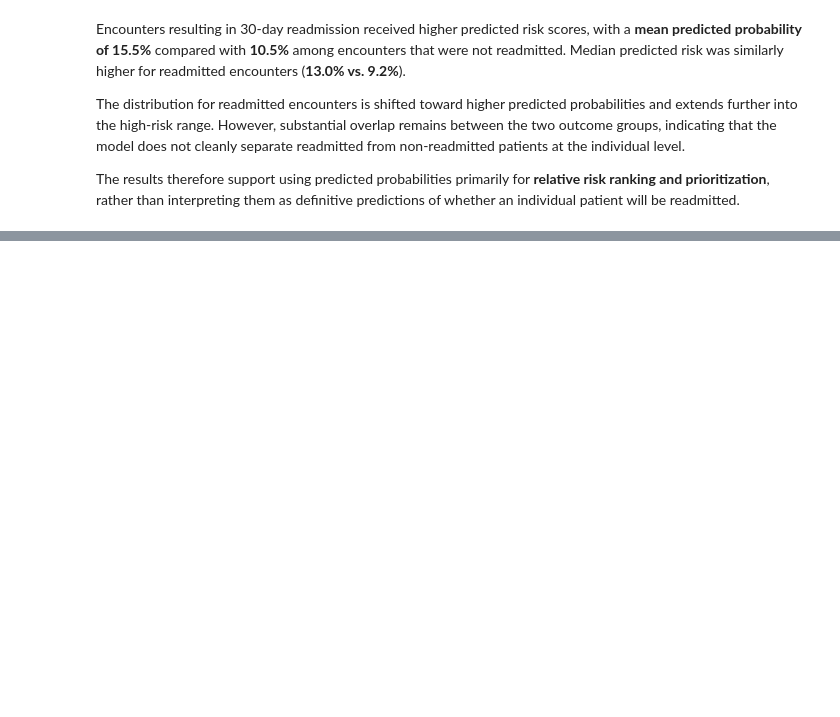
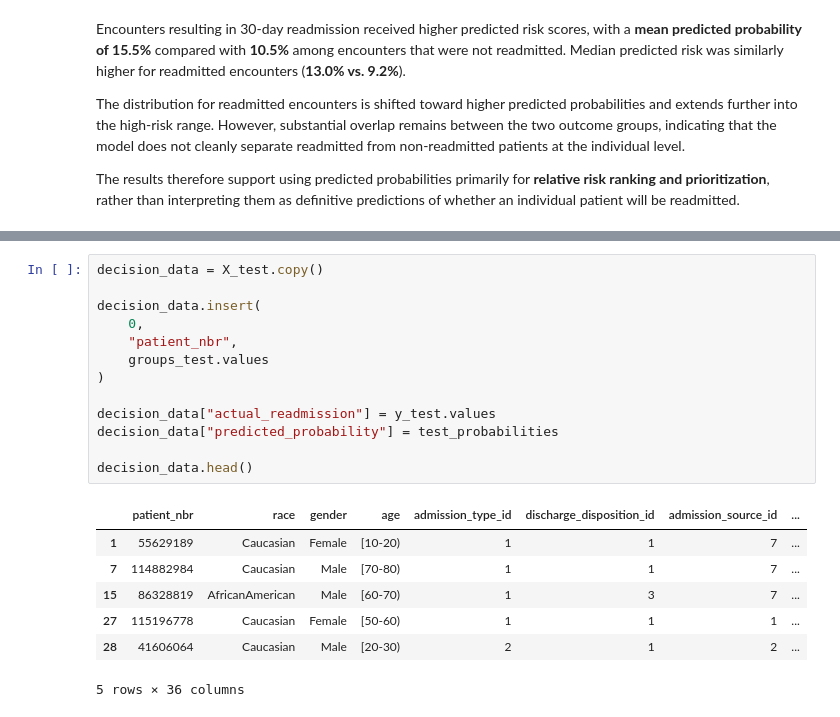
Before and after one commit to byegond-beep/hospital-readmission-resource-allocation-analytics, a Jupyter notebook: notebooks/06_model _evaluation.ipynb, the cells around one changed output, grey strips where cells are left out. Drawn from its saved outputs; the diff is of its cells as text; blank space fills up the shorter version.

```diff
--- a/notebooks/06_model _evaluation.ipynb
+++ b/notebooks/06_model _evaluation.ipynb
@@ -580,0 +836,21 @@ The results therefore support using predicted probabilities primarily for **rela
+# %%
+decision_data = X_test.copy()
+
+decision_data.insert(
+    0,
+    "patient_nbr",
+    groups_test.values
+)
+
+decision_data["actual_readmission"] = y_test.values
+decision_data["predicted_probability"] = test_probabilities
+
+decision_data.head()
+# %% [output]
+|  | patient_nbr | race | gender | age | admission_type_id | discharge_disposition_id | admission_source_id | ... |
+| 1 | 55629189 | Caucasian | Female | [10-20) | 1 | 1 | 7 | ... |
+| 7 | 114882984 | Caucasian | Male | [70-80) | 1 | 1 | 7 | ... |
+| 15 | 86328819 | AfricanAmerican | Male | [60-70) | 1 | 3 | 7 | ... |
+| 27 | 115196778 | Caucasian | Female | [50-60) | 1 | 1 | 1 | ... |
+| 28 | 41606064 | Caucasian | Male | [20-30) | 2 | 1 | 2 | ... |
+5 rows × 36 columns
```
Also changed, not shown: parts of 25 cells of this notebook, 1 other file.
